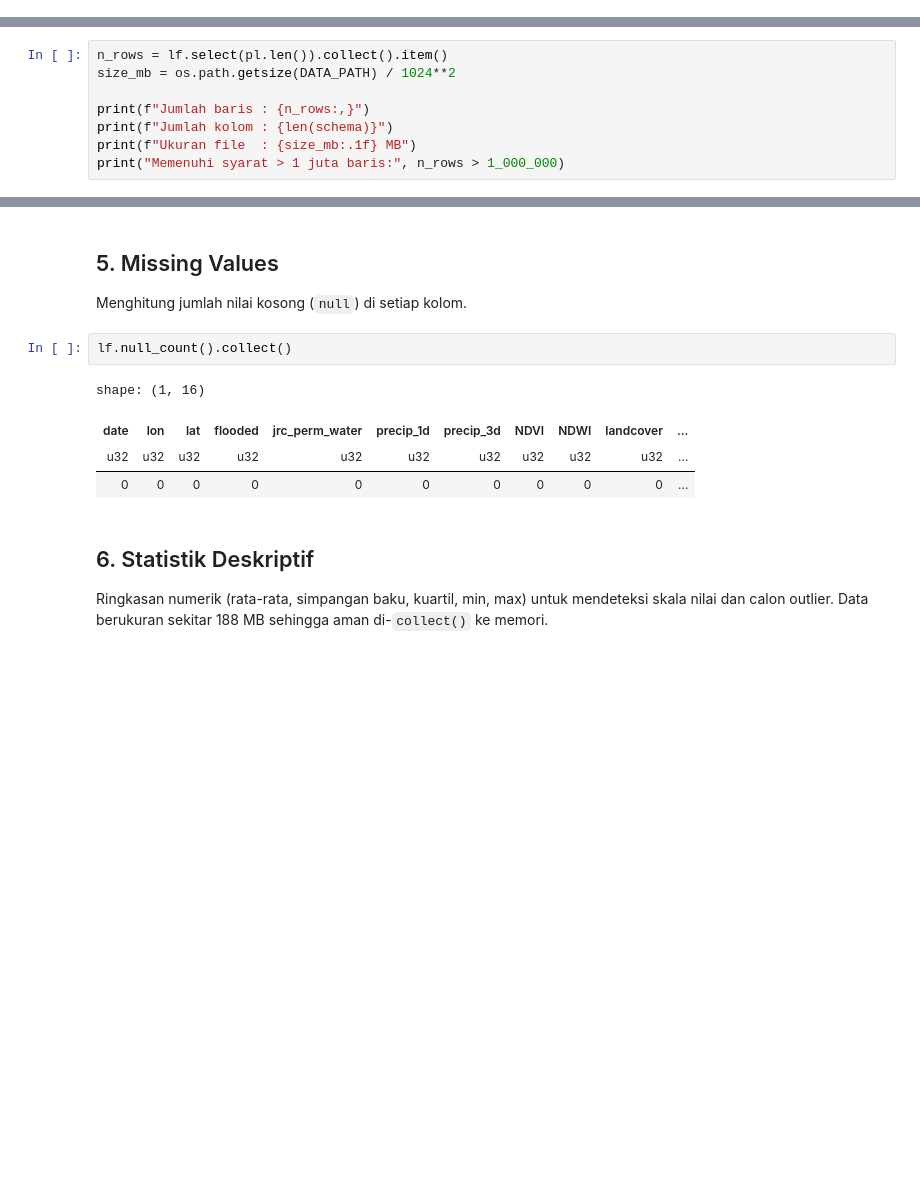
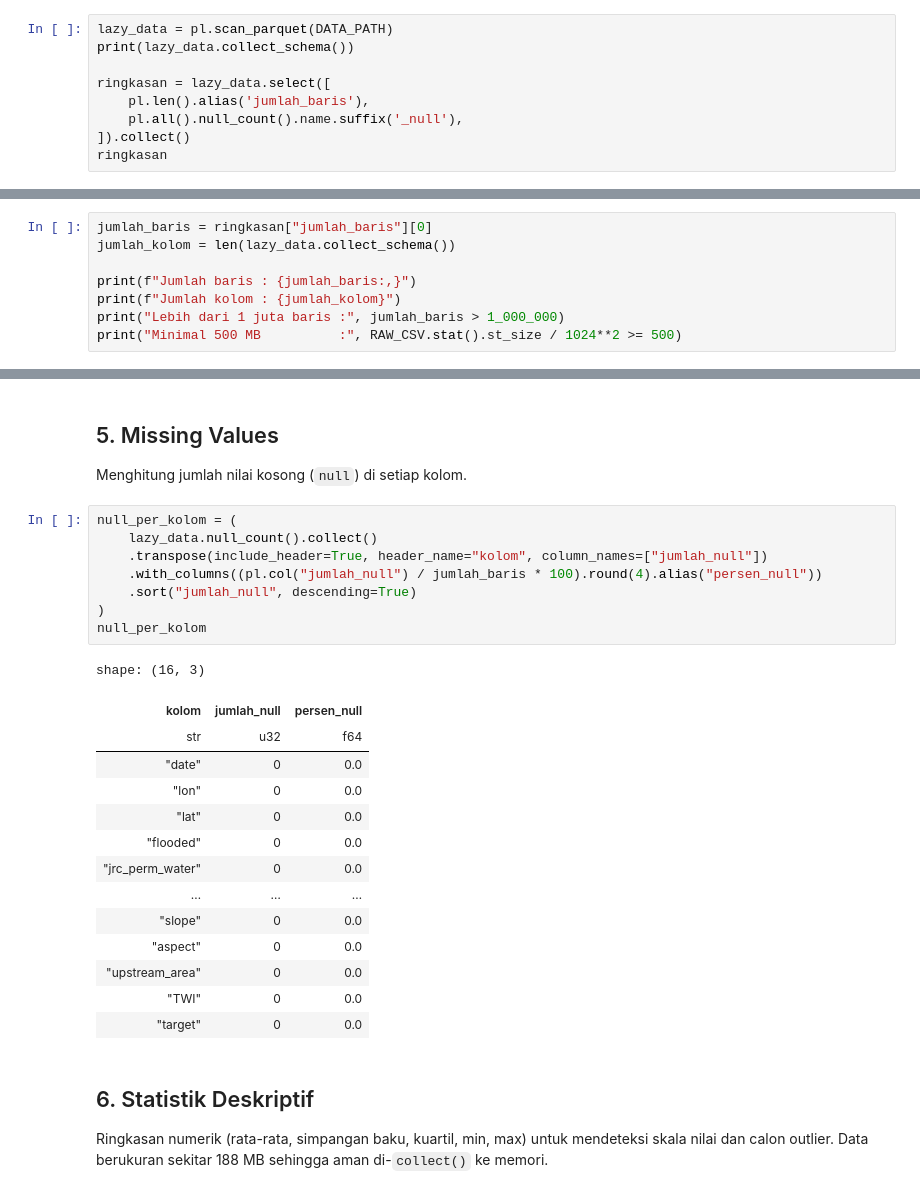
Before and after one commit to fatimatus101/tugas1-fatimatus101, a Jupyter notebook: notebooks/01_data_profiling.ipynb, the cells around one changed output, grey strips where cells are left out. Cells and saved outputs as stored; diff of their text form; blank space fills up the shorter version.

```diff
--- a/notebooks/01_data_profiling.ipynb
+++ b/notebooks/01_data_profiling.ipynb
@@ -60,0 +89,9 @@ Schema([('date', Date),
+# %%
+lazy_data = pl.scan_parquet(DATA_PATH)
+print(lazy_data.collect_schema())
+
+ringkasan = lazy_data.select([
+    pl.len().alias('jumlah_baris'),
+    pl.all().null_count().name.suffix('_null'),
+]).collect()
+ringkasan
@@ -62,13 +105,13 @@ Schema([('date', Date),
 ## 3. Dimensi dan Ukuran
 Memastikan dataset memenuhi syarat tugas (minimal 500 MB atau lebih dari 1 juta baris).
 # %%
-n_rows = lf.select(pl.len()).collect().item()
-size_mb = os.path.getsize(DATA_PATH) / 1024**2
+jumlah_baris = ringkasan["jumlah_baris"][0]
+jumlah_kolom = len(lazy_data.collect_schema())
 
-print(f"Jumlah baris : {n_rows:,}")
-print(f"Jumlah kolom : {len(schema)}")
-print(f"Ukuran file  : {size_mb:.1f} MB")
-print("Memenuhi syarat > 1 juta baris:", n_rows > 1_000_000)
+print(f"Jumlah baris : {jumlah_baris:,}")
+print(f"Jumlah kolom : {jumlah_kolom}")
+print("Lebih dari 1 juta baris :", jumlah_baris > 1_000_000)
+print("Minimal 500 MB          :", RAW_CSV.stat().st_size / 1024**2 >= 500)
 # %% [output]
 Jumlah baris : 1,025,801
 Jumlah kolom : 16
@@ -97,12 +140,28 @@ shape: (10, 16)
 ## 5. Missing Values
 Menghitung jumlah nilai kosong (`null`) di setiap kolom.
 # %%
-lf.null_count().collect()
+null_per_kolom = (
+    lazy_data.null_count().collect()
+    .transpose(include_header=True, header_name="kolom", column_names=["jumlah_null"])
+    .with_columns((pl.col("jumlah_null") / jumlah_baris * 100).round(4).alias("persen_null"))
+    .sort("jumlah_null", descending=True)
+)
+null_per_kolom
 # %% [output]
-shape: (1, 16)
+shape: (16, 3)
-| date | lon | lat | flooded | jrc_perm_water | precip_1d | precip_3d | NDVI | NDWI | landcover | ... |
-| u32 | u32 | u32 | u32 | u32 | u32 | u32 | u32 | u32 | u32 | ... |
-| 0 | 0 | 0 | 0 | 0 | 0 | 0 | 0 | 0 | 0 | ... |
+| kolom | jumlah_null | persen_null |
+| str | u32 | f64 |
+| "date" | 0 | 0.0 |
+| "lon" | 0 | 0.0 |
+| "lat" | 0 | 0.0 |
+| "flooded" | 0 | 0.0 |
+| "jrc_perm_water" | 0 | 0.0 |
+| … | … | … |
+| "slope" | 0 | 0.0 |
+| "aspect" | 0 | 0.0 |
+| "upstream_area" | 0 | 0.0 |
+| "TWI" | 0 | 0.0 |
+| "target" | 0 | 0.0 |
 # %% [markdown]
 ## 6. Statistik Deskriptif
 Ringkasan numerik (rata-rata, simpangan baku, kuartil, min, max) untuk mendeteksi skala nilai
```
Also changed, not shown: parts of 30 cells of this notebook.
